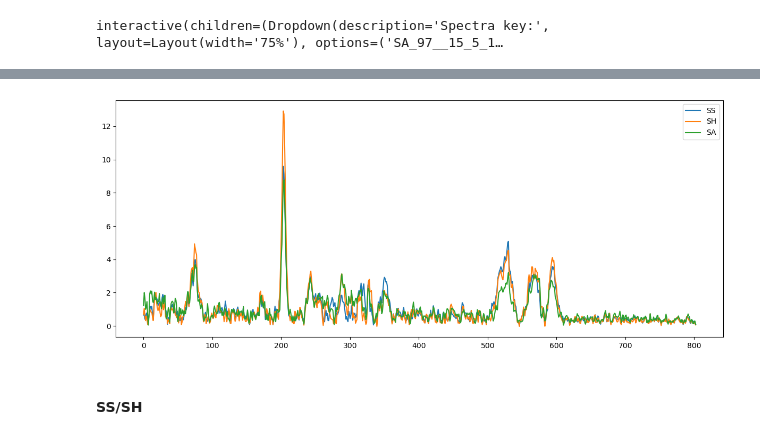
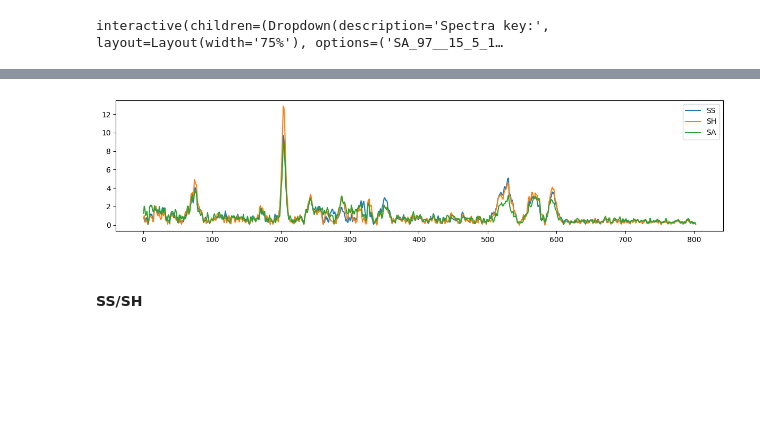
Before and after one commit to intellimath/irsa, a Jupyter notebook: examples/load_spectra_17_term.ipynb, the cells around one changed output, grey strips where cells are left out. Cells and saved outputs as stored; diff of their text form; code cells hidden in the pictures; blank space fills up the shorter version.

```diff
--- a/examples/load_spectra_17_term.ipynb
+++ b/examples/load_spectra_17_term.ipynb
@@ -162,5 +162,5 @@ dd2.scale_by_mean()
 # %%
 # dd2.save("/home/intellimath/work/spectra/17_termo", "rm_bl")
 # %%
-dd2 = spectra.SpectraCollection()
-dd2.load("/home/intellimath/work/spectra/17_termo", "rm_bl")
+# dd2 = spectra.SpectraCollection()
+# dd2.load("/home/intellimath/work/spectra/17_termo", "rm_bl")
@@ -254,12 +252,12 @@ zs3 = np.concatenate((Zs_SA,-Zs_SS), axis=0)
 ys3 = np.ascontiguousarray(ys3)
 zs3 = np.ascontiguousarray(zs3)
 # %%
-plt.figure(figsize=(12,5))
+plt.figure(figsize=(12,3))
 plt.plot(Ys_SS.mean(axis=0), label="SS")
 plt.plot(Ys_SH.mean(axis=0), label="SH")
 plt.plot(Ys_SA.mean(axis=0), label="SA")
 plt.legend()
 plt.tight_layout()
 plt.show()
 # %% [output]
-[figure, old version]
+[figure, new version]
```
Also changed, not shown: parts of 77 cells of this notebook, 10 other files.
